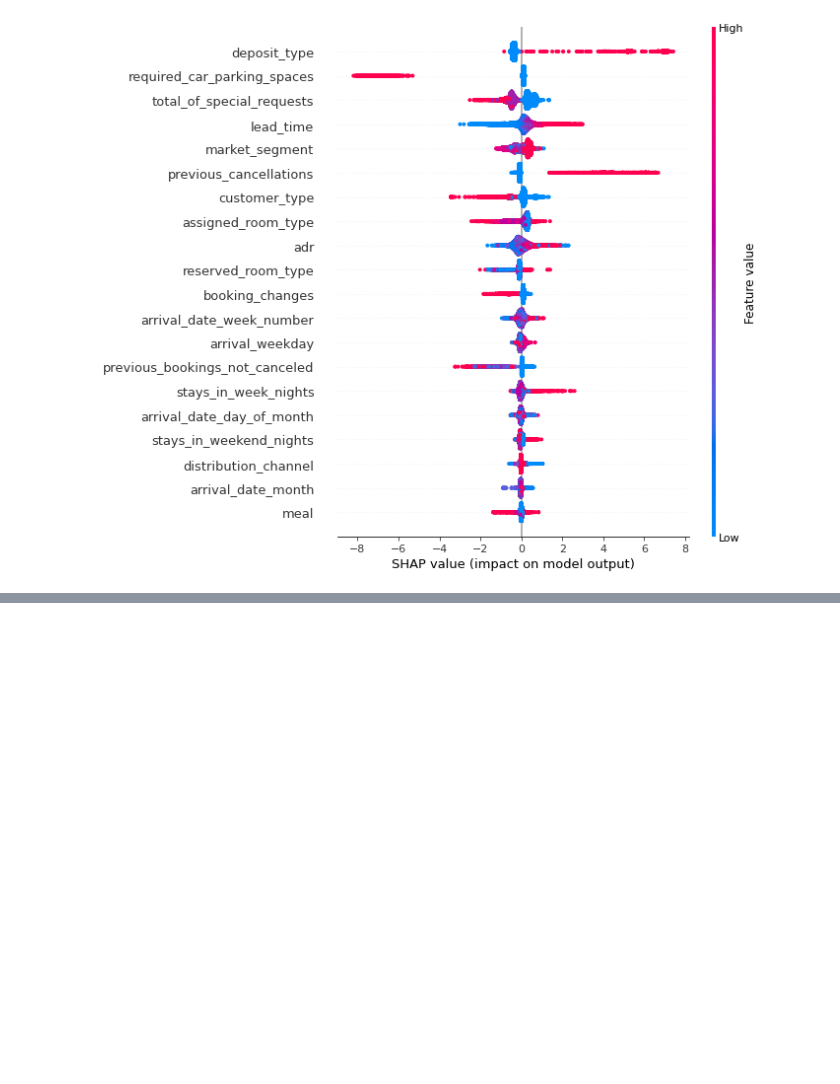
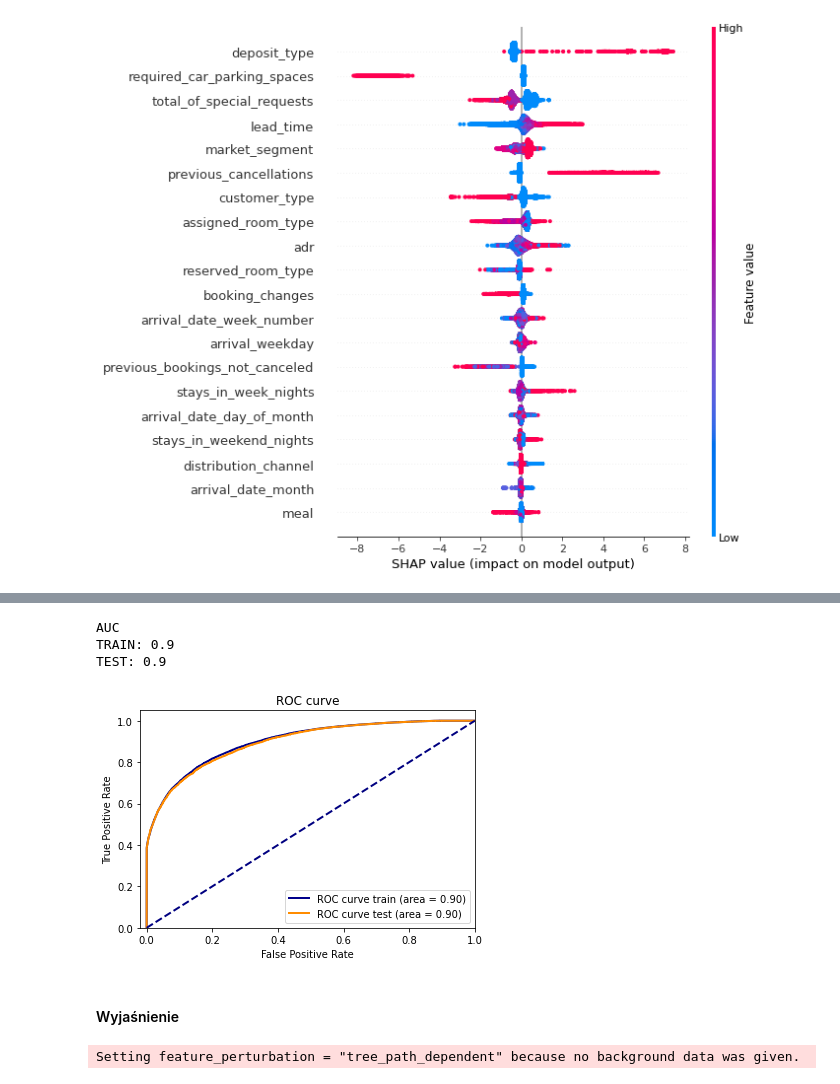
Before and after one commit to wdomitrz/iml-team_3, a Jupyter notebook: cancellation/booking_cancelation.ipynb, the cells around one changed output, grey strips where cells are left out. Cells and saved outputs as stored; diff of their text form; code cells hidden in the pictures; blank space fills up the shorter version.

```diff
--- a/cancellation/booking_cancelation.ipynb
+++ b/cancellation/booking_cancelation.ipynb
@@ -134,15 +134,24 @@ from sklearn.metrics import auc
 from sklearn.metrics import roc_curve
 import matplotlib.pyplot as plt
 
-def plot_roc_curve(y_test, y_test_pred):
+def plot_roc_curve(y_test, y_test_pred, y_train=None, y_train_pred=None):
+    plt.figure()
+    lw = 2
+    if y_train is not None:
+        # train
+        fpr, tpr, _ = roc_curve(y_train, y_train_pred)
+        roc_auc = auc(fpr, tpr)
+        #xgb.plot_importance(gbm)
+        #plt.show()
+        plt.plot(fpr, tpr, color='darkblue',
+                 lw=lw, label='ROC curve train (area = %0.2f)' % roc_auc)
+    # test
     fpr, tpr, _ = roc_curve(y_test, y_test_pred)
     roc_auc = auc(fpr, tpr)
     #xgb.plot_importance(gbm)
     #plt.show()
-    plt.figure()
-    lw = 2
     plt.plot(fpr, tpr, color='darkorange',
-             lw=lw, label='ROC curve (area = %0.2f)' % roc_auc)
+             lw=lw, label='ROC curve test (area = %0.2f)' % roc_auc)
     plt.plot([0, 1], [0, 1], color='navy', lw=lw, linestyle='--')
     plt.xlim([-0.02, 1.0])
     plt.ylim([0.0, 1.05])
@@ -173,0 +185,15 @@ shap.summary_plot(shap_values, X_test)
+# %%
+PATH_DATA = "./../data/"
+
+def load_data():
+    '''Load dataset.'''
+    X_train = pd.read_csv(PATH_DATA + "x_train.csv")
+    X_test = pd.read_csv(PATH_DATA + "x_test.csv")
+    y_train = pd.read_csv(PATH_DATA + "y_train.csv")
+    y_test = pd.read_csv(PATH_DATA + "y_test.csv")
+    return X_train, X_test, y_train, y_test
+# %%
+X_train, X_test, y_train, y_test = load_data()
+# %%
+xgb = XGBClassifier(max_depth=5, n_estimators=100, colsample_bytree=0.6, learning_rate=0.1)
+xgb.fit(X_train, y_train)
@@ -173,0 +212,22 @@ shap.summary_plot(shap_values, X_test)
+# %%
+y_train_pred = xgb.predict_proba(X_train)[:, 1]
+y_test_pred = xgb.predict_proba(X_test)[:, 1]
+
+r1 = roc_auc_score(y_train, y_train_pred)
+r2 = roc_auc_score(y_test, y_test_pred)
+
+print("AUC\nTRAIN: {}\nTEST: {}".format(round(r1, 2), round(r2, 2)))
+
+plot_roc_curve(y_test, y_test_pred, y_train, y_train_pred)
+# %% [output]
+AUC
+TRAIN: 0.9
+TEST: 0.9
+[figure, added]
+# %% [markdown]
+#### Wyjaśnienie
+# %%
+explainer = shap.TreeExplainer(xgb)
+shap_values = explainer.shap_values(X_train)
+# %% [output]
+Setting feature_perturbation = "tree_path_dependent" because no background data was given.
```
Also changed, not shown: parts of 14 cells of this notebook.
